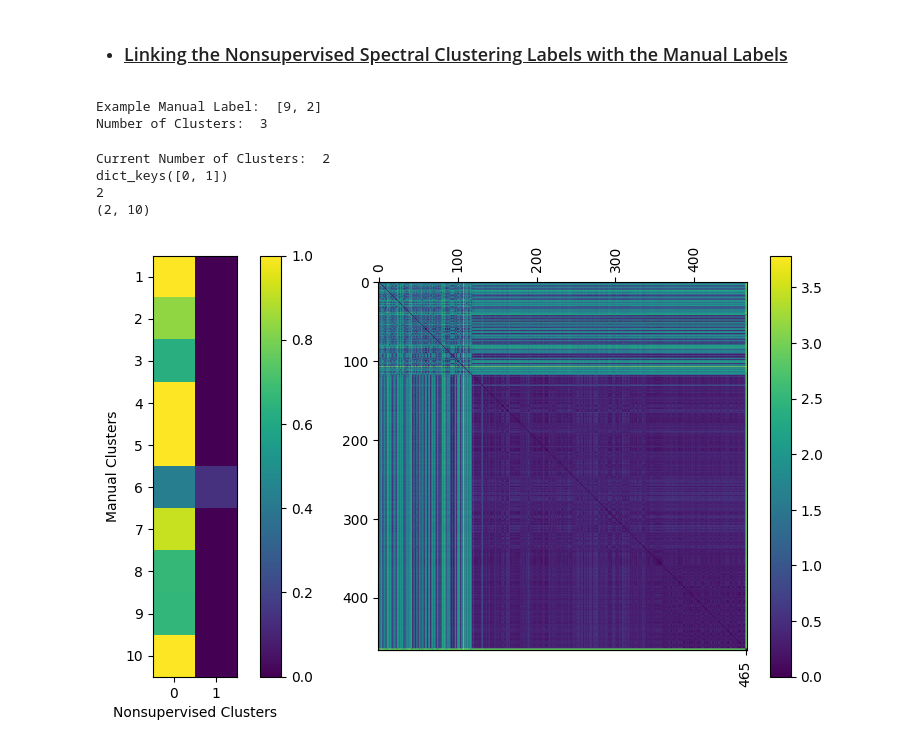
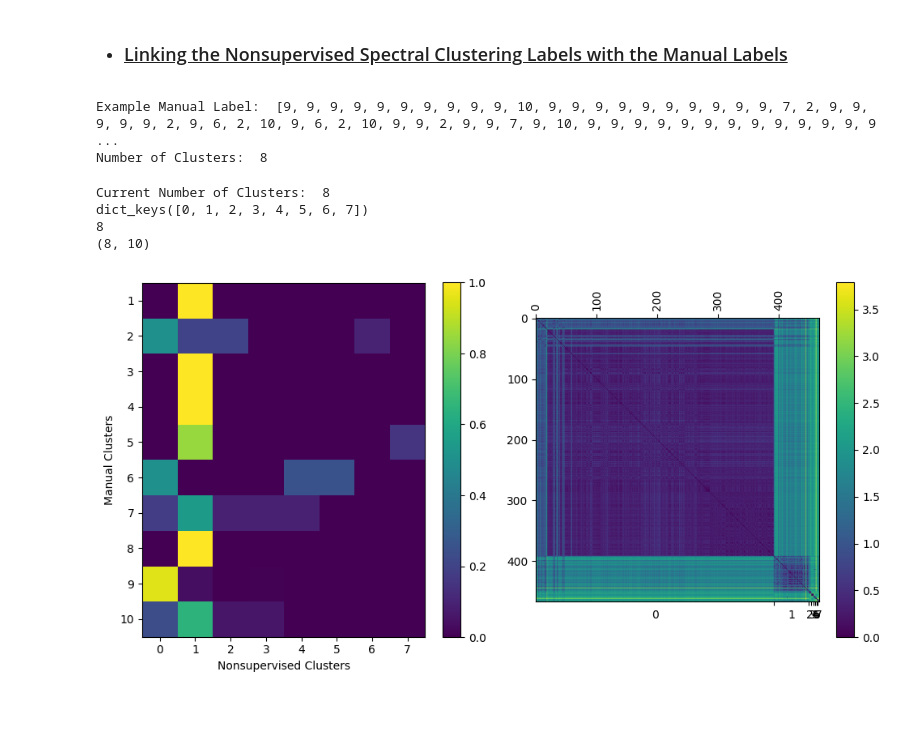
Before and after one commit to xchem/xaidar, a Jupyter notebook: notebooks/tasks/ev2a/fragalysis/04.3-clustering.ipynb, the cells around one changed output. Saved outputs shown, nothing was run; the diff lists cells and outputs as text; code cells hidden in the pictures; blank space fills up the shorter version.

Commit message:
Created notebooks to perform hierarchical and spectral clustering in a-C rmsd matrix

```diff
--- a/notebooks/tasks/ev2a/fragalysis/04.3-clustering.ipynb
+++ b/notebooks/tasks/ev2a/fragalysis/04.3-clustering.ipynb
@@ -108,6 +155,6 @@ Format of Cluster Save Object: dict( dict( dict( list ) ) )
 # %%
-# Looking at initial Resulting Dictionary
-clst_proj, label = 5, 3
+# Looking at initial Resulting Dictionary -> spec_cluster_labels
+clst_proj, label = 8, 3
 print(f"Example of Resulting Linked Dictionary For Clustering with {clst_proj} Clusters")
 print( f"\tDictionary keys for a specific cluster label ({label}):", spec_cluster_labels[clst_proj][label].keys() )
 print( f"\tExample Idxs for Cluster Label {label}:\t\t", spec_cluster_labels[clst_proj][label]["idxs"] )
@@ -122,11 +169,9 @@ Cluster Labels By Size Order
 # %%
-# Link the Protein Dataset IDs to the Cluster Labels throught the matrix indices -> !!! Run this code only once !!!
+# Link the Protein Dataset IDs to the Cluster Labels throught the matrix indices
 for clust_size, clust_dict in spec_cluster_labels.items() :
     for clust_label, clust_label_dict in clust_dict.items():
-            clust_label_dict["datasets"] = [ lst_matrix_datasets[idx] for idx in clust_label_dict["idxs"] ]
-
-        # if clust_labels["datasets"] == []:                                  # Prevent duplications in jupyter notebook
-            # clust_label_dict["datasets"].extend( [ lst_matrix_datasets[idx] for idx in clust_label_dict["idxs"] ] )
+            clust_label_dict["datasets"] = [ lst_matrix_datasets[idx]
+                                        for idx in clust_label_dict["idxs"] ]
 # %%
 # Looking into resulting Dataset ID 2 Cluster Label Dictionary
 print("Example of Resulting Linked Dictionary")
@@ -321,16 +333,16 @@ for clust_proj_size, clust_proj in spec_cluster_labels.items() :
         #     clust_labels["manual_label"].extend( [ dataset2manual_Labels_dict[dataset] for dataset in clust_labels["datasets"] ] )
 # %%
 # Testing the Linkage
-print("Example Manual Label: ", spec_cluster_labels[5][0]["manual_label"])
-print("Number of Clusters: ", len(spec_cluster_labels[3]))
+print("Example Manual Label: ", spec_cluster_labels[8][0]["manual_label"])
+print("Number of Clusters: ", len(spec_cluster_labels[8]))
 # %% [output]
-Example Manual Label:  [9, 2]
-Number of Clusters:  3
+Example Manual Label:  [9, 9, 9, 9, 9, 9, 9, 9, 9, 9, 10, 9, 9, 9, 9, 9, 9, 9, 9, 9, 9, 7, 2, 9, 9, 9, 9, 9, 2, 9, 6, 2, 10, 9, 6, 2, 10, 9, 9, 2, 9, 9, 7, 9, 10, 9, 9, 9, 9, 9, 9, 9, 9, 9, 9, 9, 9, 9 ...
+Number of Clusters:  8
 # %%
-clst_num = 2
+clst_num = 8
 # %%
 # Matplotlib aiding function
-def format_dual_axis(ax, sec_labels):
+def format_dual_axis(ax, sec_labels, cluster_labels ):
     # 1. Primary Ticks (Top)
     ax.xaxis.tick_top()
     top_ticks = list(range(0, 450, 100))
@@ -343,8 +355,18 @@ def format_dual_axis(ax, sec_labels):
 
     bottom_ticks = sec_labels
     secax.set_xticks(bottom_ticks)
-    secax.set_xticklabels(sec_labels, rotation=90)
+    secax.set_xticklabels(cluster_labels)
 
+    # Access the underlying tick objects
+    for i, tick in enumerate(secax.xaxis.get_major_ticks()):
+        if i % 2 == 0:
+            # Show label, hide tick line
+            tick.tick1line.set_visible(False)
+            tick.label1.set_visible(True)
+        else:
+            # Hide label, show tick line
+            tick.tick1line.set_visible(True)
+            tick.label1.set_visible(False)
     return secax
 # %%
 # Observe Manual Cluster VS Spectral Cluster Labels Interactively
@@ -353,43 +375,48 @@ print("Current Number of Clusters: ", clst_num )
 spec_clust_proj = spec_cluster_labels[clst_num]
 print(spec_clust_proj.keys())
 print(len(spec_clust_proj))
 clst_num += 1                                                                   # Make the Cell Interactive
 
-lst_manual_labels = [ [ spec_clust_proj[idx]["manual_label"].count(manual_label) / len(manual_cluster_dict[manual_label])
+size_ordered_spect_labels = list(spec_clust_proj.keys())
+lst_manual_labels = [ [ spec_clust_proj[idx]["manual_label"].count(manual_label) / np.sum( np.array( [proj["manual_label"].count(manual_label) for proj in spec_clust_proj.values() ] ))
                       for manual_label in list( range( 1, 11 ) ) ]
-                    for idx in range(len(spec_clust_proj)) ]
+                    for idx in size_ordered_spect_labels ]
 
 print( np.array(lst_manual_labels).shape)
 labels_array = np.array(lst_manual_labels).T
 
 fig, ax = plt.subplots(1, 2, figsize=(10, 5))
 
 im0 = ax[0].imshow(labels_array)
 plt.colorbar(im0, ax=ax[0])
 ax[0].set_ylabel("Manual Clusters")
 ax[0].set_xlabel("Nonsupervised Clusters")
-ax[0].set_xticks(list(range(len(spec_clust_proj))))
+ax[0].set_xticks(list(range(len(spec_clust_proj))), labels = size_ordered_spect_labels)
 ax[0].set_yticks(list(range(len(manual_cluster_dict.keys()))), labels=list(manual_cluster_dict.keys()))
 
 new_order = [idx for clust in spec_clust_proj.values() for idx in clust["idxs"]]
 
 new_coord_x, new_coord_y = list(zip(*[(x, y) for x in new_order for y in new_order]))
 new_coord_x, new_coord_y = np.array(new_coord_x), np.array(new_coord_y)
 reorder_rmsd_mat = ca_rmsd_matrix[new_coord_x, new_coord_y].reshape(ca_rmsd_matrix.shape[0], ca_rmsd_matrix.shape[0])
 
 im1 = ax[1].imshow(reorder_rmsd_mat)
-cumul_count = list(np.cumsum([len(clust["idxs"]) for clust in list(spec_clust_proj.values())]))
-format_dual_axis(ax[1], cumul_count)
+cumul_count = list(np.cumsum([len(clust["idxs"]) for clust in list(spec_clust_proj.values())]) )# list()
+cumul_count = [np.float64(0)] + cumul_count
+inbetween_vals = [ np.mean( [cumul_count[idx], cumul_count[idx+1]])   for idx in range(len(cumul_count)-1)]
+all_ticks = [  item for list in  [ [btween, cumul] for btween, cumul in zip(inbetween_vals, cumul_count[1:] ) ] for item in list ]
+all_labels = [  item for list in  [ [label, cumul] for label, cumul in zip(size_ordered_spect_labels, cumul_count[1:] ) ] for item in list ]
+format_dual_axis(ax[1], all_ticks, all_labels)
 plt.colorbar(im1, ax=ax[1])
 
 plt.tight_layout()
 plt.show()
 # %% [output]
-Current Number of Clusters:  2
-dict_keys([0, 1])
-2
-(2, 10)
+Current Number of Clusters:  8
+dict_keys([0, 1, 2, 3, 4, 5, 6, 7])
+8
+(8, 10)
-[figure, old version]
+[figure, new version]
 # %% [markdown]
 <img src="../../../../images/clusters/clusters.png" width = 20%>
 # %%
```
Also changed, not shown: parts of 10 cells of this notebook, 3 other files.
